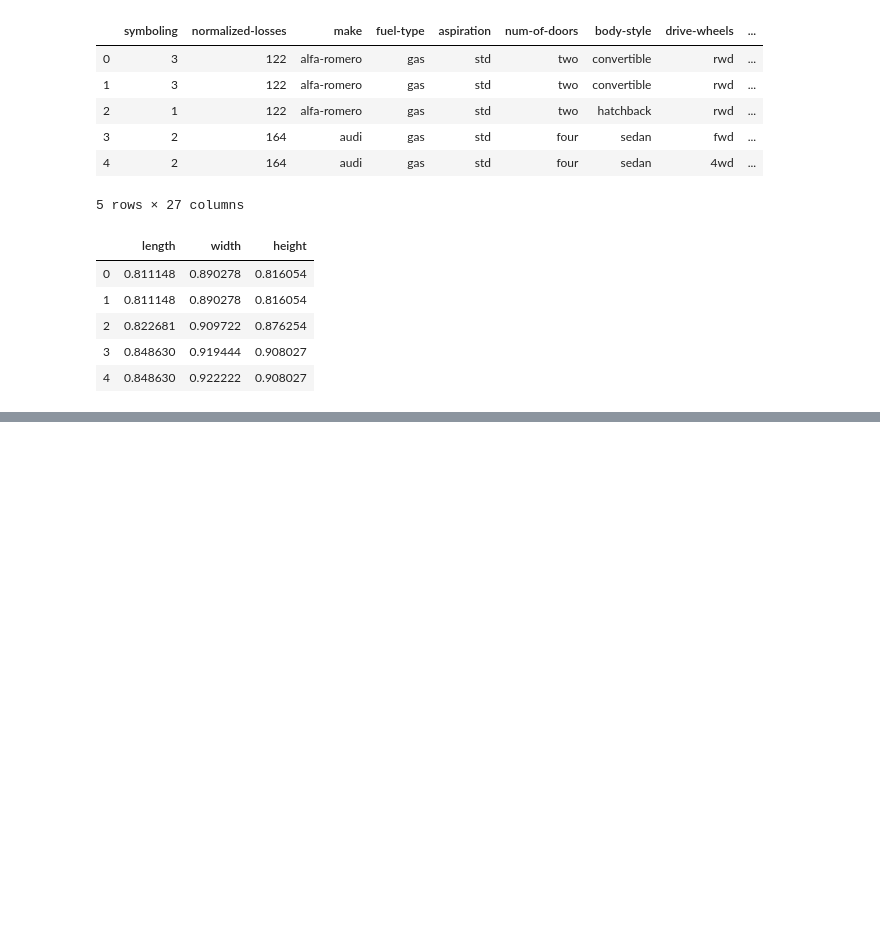
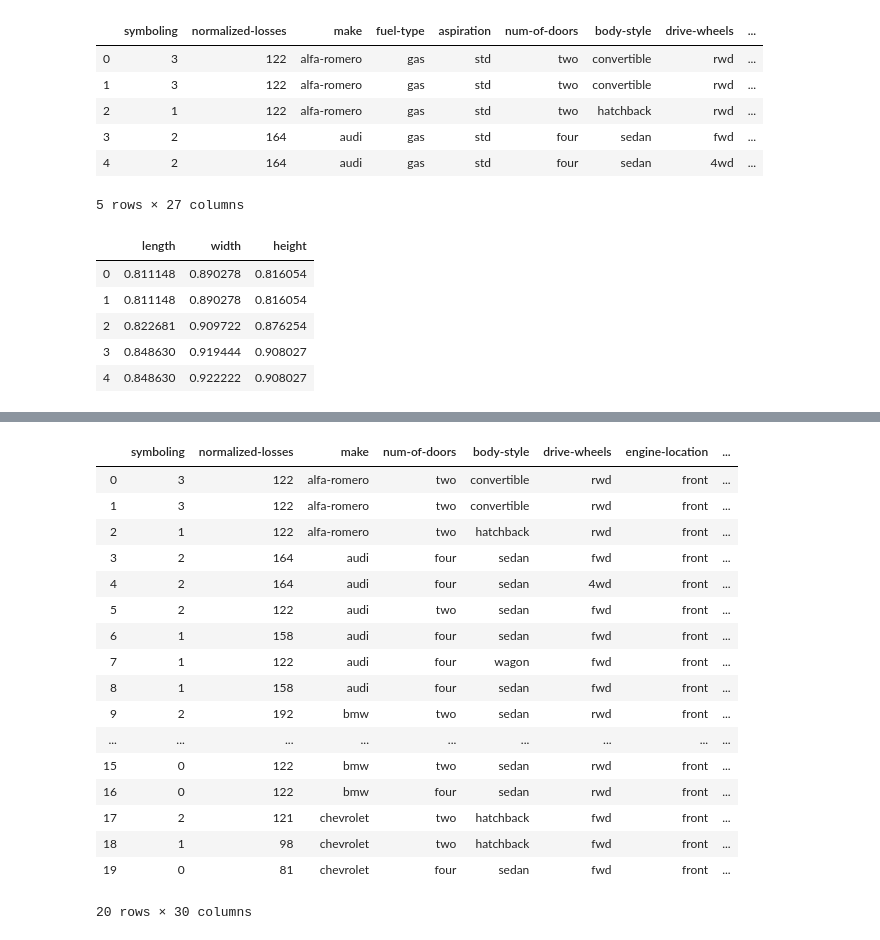
Before and after one commit to alexYamaoka/used_cars_data_analysis, a Jupyter notebook: Module 2 Data Wrangling.ipynb, the cells around one changed output, grey strips where cells are left out. Saved outputs shown, nothing was run; the diff lists cells and outputs as text; code cells hidden in the pictures; blank space fills up the shorter version.

```diff
--- a/Module 2 Data Wrangling.ipynb
+++ b/Module 2 Data Wrangling.ipynb
@@ -316,0 +461,5 @@ df[["length", "width", "height"]].head()
+# %%
+#  rename column name for clarity
+
+dummy_variable_1.rename(columns={"fuel-type-diesel": "gas", "fuel-type-diesel": "diesel"}, inplace=True)
+dummy_variable_1.head()
@@ -316,0 +477,8 @@ df[["length", "width", "height"]].head()
+# %%
+#  merge data frame "df" and "dummy variable 1"
+
+df = pd.concat([df, dummy_variable_1], axis=1)
+
+#  drop original column "fuel-type" from df
+
+df.drop("fuel-type", axis=1, inplace=True)
@@ -316,0 +500,8 @@ df[["length", "width", "height"]].head()
+# %%
+#  get indicator variable of aspiration and assign it to a data frame
+dummy_variable_2 = pd.get_dummies(df["aspiration"])
+
+#  change name for clarity
+dummy_variable_2.rename(columns={"std": "aspiration-std", "turbo": "aspiration-turbo"}, inplace=True)
+
+dummy_variable_2.head()
@@ -316,0 +515,27 @@ df[["length", "width", "height"]].head()
+# %%
+#  merge df and dummy_variable_2 and drop the column aspiration
+
+df = pd.concat([df, dummy_variable_2], axis=1)
+
+df.drop("aspiration", axis=1, inplace=True)
+# %%
+df.head(20)
+# %% [output]
+|  | symboling | normalized-losses | make | num-of-doors | body-style | drive-wheels | engine-location | ... |
+| 0 | 3 | 122 | alfa-romero | two | convertible | rwd | front | ... |
+| 1 | 3 | 122 | alfa-romero | two | convertible | rwd | front | ... |
+| 2 | 1 | 122 | alfa-romero | two | hatchback | rwd | front | ... |
+| 3 | 2 | 164 | audi | four | sedan | fwd | front | ... |
+| 4 | 2 | 164 | audi | four | sedan | 4wd | front | ... |
+| 5 | 2 | 122 | audi | two | sedan | fwd | front | ... |
+| 6 | 1 | 158 | audi | four | sedan | fwd | front | ... |
+| 7 | 1 | 122 | audi | four | wagon | fwd | front | ... |
+| 8 | 1 | 158 | audi | four | sedan | fwd | front | ... |
+| 9 | 2 | 192 | bmw | two | sedan | rwd | front | ... |
+| ... | ... | ... | ... | ... | ... | ... | ... | ... |
+| 15 | 0 | 122 | bmw | two | sedan | rwd | front | ... |
+| 16 | 0 | 122 | bmw | four | sedan | rwd | front | ... |
+| 17 | 2 | 121 | chevrolet | two | hatchback | fwd | front | ... |
+| 18 | 1 | 98 | chevrolet | two | hatchback | fwd | front | ... |
+| 19 | 0 | 81 | chevrolet | four | sedan | fwd | front | ... |
+20 rows × 30 columns
```
Also changed, not shown: parts of 19 cells of this notebook, 1 other file.
